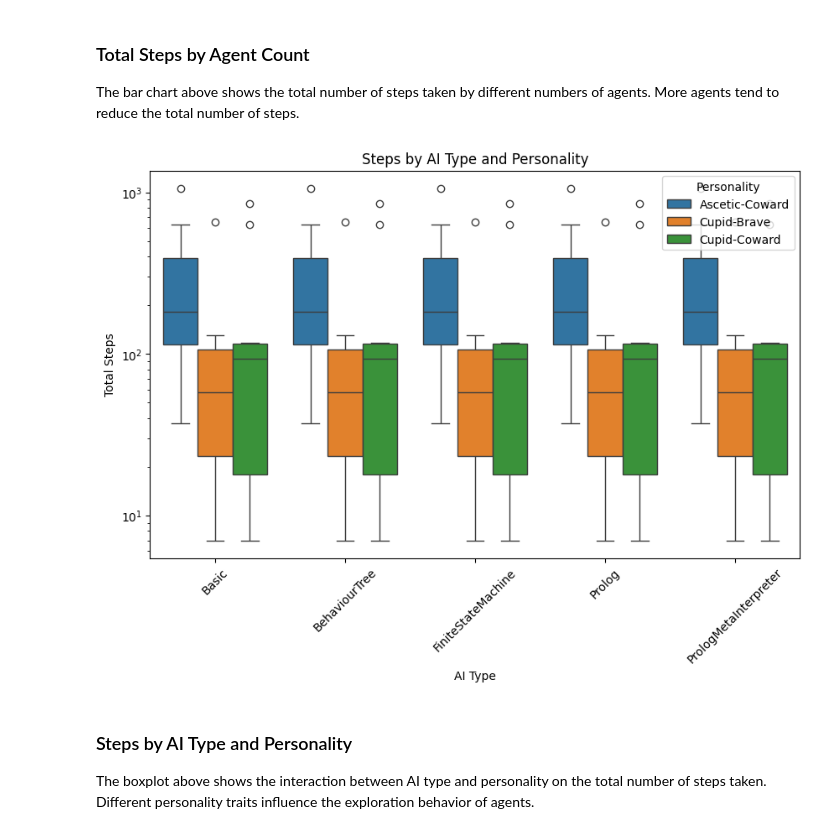
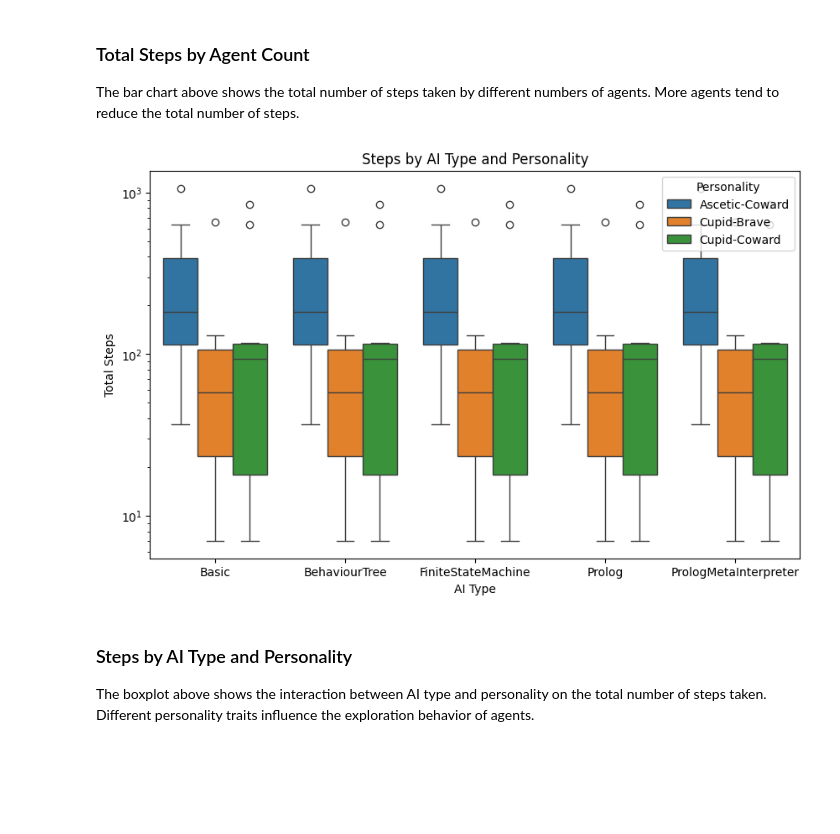
Before and after one commit to lapeyrade/WumpusWorld, a Jupyter notebook: data/data_analysis.ipynb, the cells around one changed output. Cells and saved outputs as stored; diff of their text form; code cells hidden in the pictures; blank space fills up the shorter version.

```diff
--- a/data/data_analysis.ipynb
+++ b/data/data_analysis.ipynb
@@ -383,16 +380,15 @@ The bar chart above shows the total number of steps taken by different numbers o
 # %%
 plt.figure(figsize=(10, 6))
 sns.boxplot(x="ai_type", y="steps", hue="personality", data=df)
 plt.title("Steps by AI Type and Personality")
 plt.yscale("log")
-plt.xticks(rotation=45)
 plt.xlabel("AI Type")
 plt.ylabel("Total Steps")
 plt.legend(title="Personality", loc="upper right")
 plt.savefig('./figures/interaction_ai_personality.pdf')
 plt.show()
 # %% [output]
-[figure, old version]
+[figure, new version]
 # %% [markdown]
 ### Steps by AI Type and Personality
 The boxplot above shows the interaction between AI type and personality on the total number of steps taken. Different personality traits influence the exploration behavior of agents.
```
Also changed, not shown: parts of 3 cells of this notebook, 4 other files.
